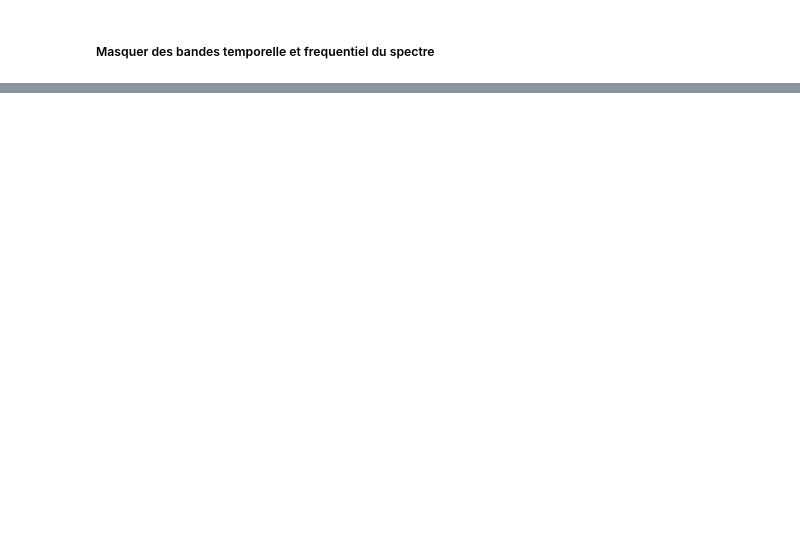
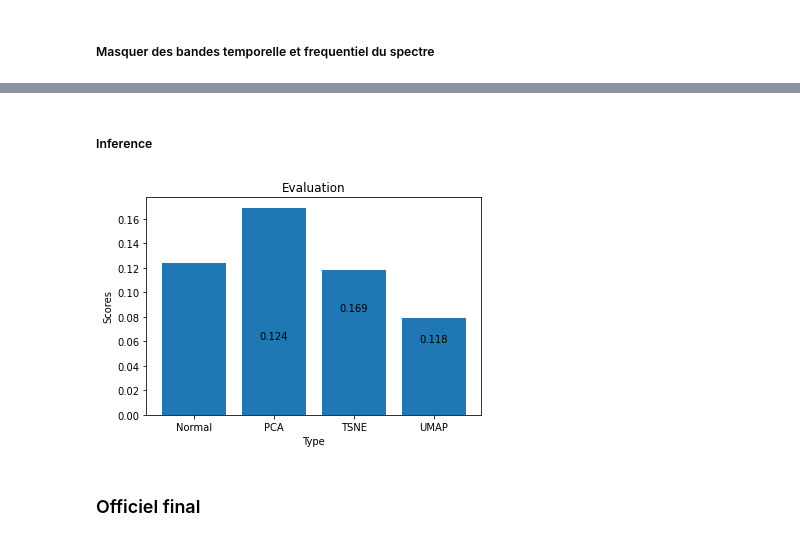
Before and after one commit to XuanMinhVuongNGUYEN/Recognition-of-audio-commands-for-drones, a Jupyter notebook: ProjetFilRouge_ModIA_2022_2.ipynb, the cells around one changed output, grey strips where cells are left out. Cells and saved outputs as stored; diff of their text form; code cells hidden in the pictures; blank space fills up the shorter version.

```diff
--- a/ProjetFilRouge_ModIA_2022_2.ipynb
+++ b/ProjetFilRouge_ModIA_2022_2.ipynb
@@ -1152,0 +1113,2 @@ KeyboardInterrupt:
+# %%
+inference_tsne = inference(model_tsne, test_dl_tsne, device)
@@ -1152,0 +1182,25 @@ KeyboardInterrupt:
+# %% [markdown]
+##### Inference
+# %%
+def add_value_label(x_list,y_list):
+    for i in range(1, len(x_list)+1):
+        plt.annotate(y_list[i-1],(i,y_list[i-1]/2), ha="center")
+
+ac1 = round(inference_normal[0], 3)
+ac2 = round(inference_pca[0], 3)
+ac3 = round(inference_tsne[0], 3)
+ac4 = round(inference_umap[0], 3)
+
+accs = [ac1, ac2, ac3, ac4]
+labels = ['Normal', 'PCA', 'TSNE', 'UMAP']
+plt.bar(labels, accs)
+add_value_label(labels, accs)
+plt.title("Evaluation")
+plt.xlabel("Type")
+plt.ylabel("Scores")
+plt.savefig(f'Inference.png')
+plt.show()
+# %% [output]
+[figure, added]
+# %% [markdown]
+### Officiel final
```
Also changed, not shown: parts of 66 cells of this notebook.
